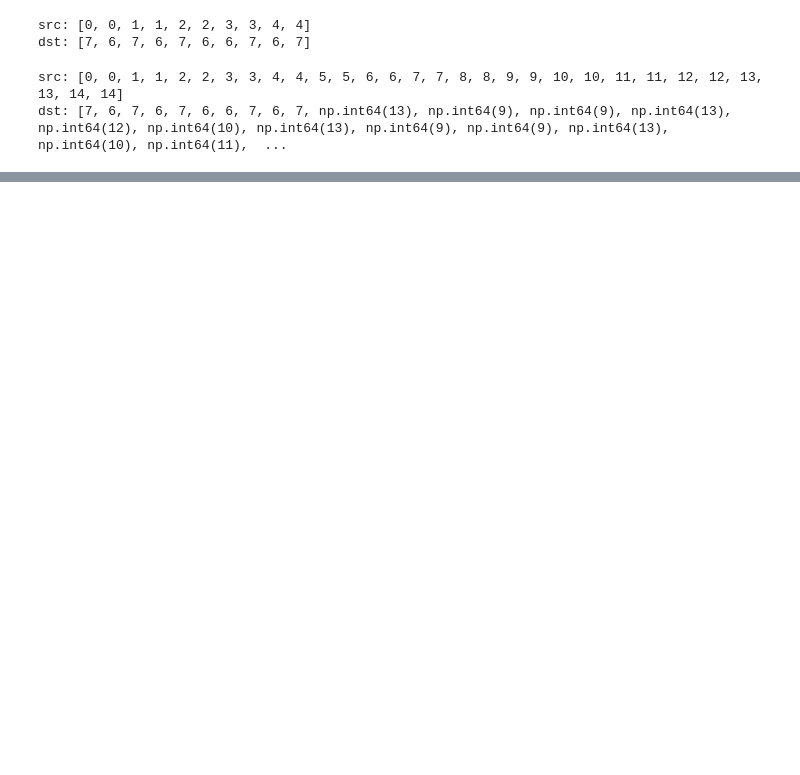
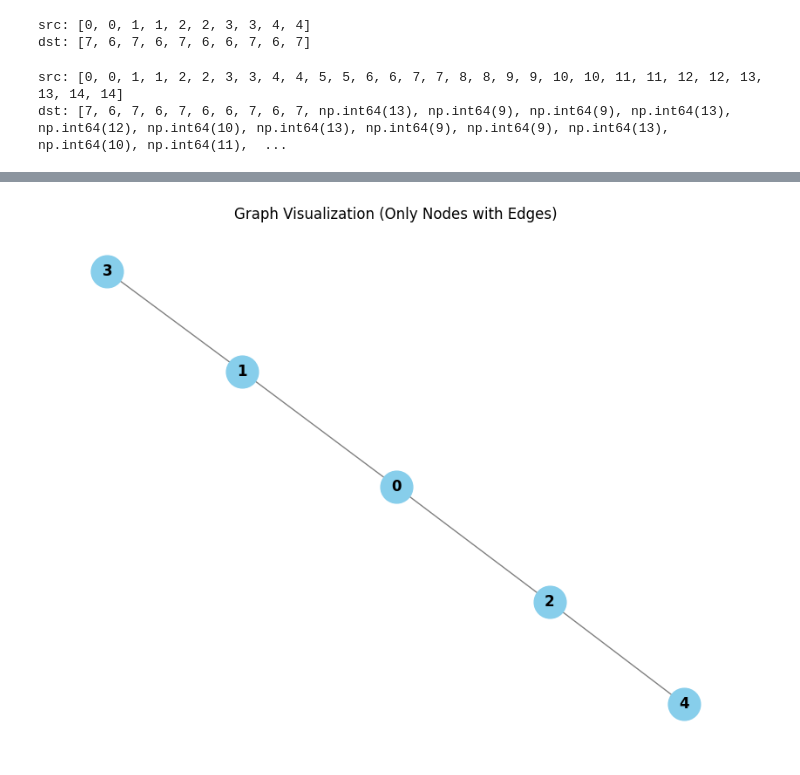
Before and after one commit to SeiKdesu/research, a Jupyter notebook: 17/NN/nn.ipynb, the cells around one changed output, grey strips where cells are left out. Drawn from its saved outputs; the diff is of its cells as text; code cells hidden in the pictures; blank space fills up the shorter version.

```diff
--- a/17/NN/nn.ipynb
+++ b/17/NN/nn.ipynb
@@ -192,6 +192,7 @@ import numpy as np
 # 既存のsrcとdst
 src = [0, 0, 1, 1, 2, 2, 3, 3, 4, 4]
 dst = [7, 6, 7, 6, 7, 6, 6, 7, 6, 7]
+ex_dst = [7, 6, 7, 6, 7, 6, 6, 7, 6, 7]
 
 # 新しいlargest_indicesとsecond_largest_indices
 largest_indices = [np.int64(4), np.int64(0), np.int64(3), np.int64(4), np.int64(0),
@@ -202,13 +203,15 @@ second_largest_indices = [np.int64(0), np.int64(4), np.int64(1), np.int64(0), np
 extended_src = []
 extended_dst = []
 
-for d in dst:
+for d in ex_dst:
     extended_src.append(src[dst.index(d)])
     extended_src.append(src[dst.index(d)])  # 同じsrcを2回追加
     src.append(d)
     src.append(d)  # 同じdstを2回追加
         # 最初の接続: 最大値のインデックス
     # src.append(node + 5)  # ノード番号を5足して接続
+
+    print(d)
     dst.append(largest_indices[d] + 9)  # 最大値に5を足して接続
 
     # 2番目の接続: 2番目に大きい値のインデックス
@@ -226,4 +229,5 @@ num_nodes = len(largest_indices)
 
 print(src)
 print(dst)
+edge_index=torch.tensor([src,dst],dtype=torch.long)
 # %% [output]
@@ -233,0 +270,27 @@ extended_dst: []
+# %%
+import networkx as nx
+import matplotlib.pyplot as plt
+
+# ノードとエッジの情報（例）
+nodes = list(range(31))  # 例：ノード番号
+edges = edge_index  # エッジ情報（ノード間の接続）
+
+# NetworkXグラフの作成
+G = nx.Graph()
+
+# エッジ情報があるノードのみを追加
+G.add_edges_from(edges)  # エッジを追加することで、エッジがあるノードが自動的に追加される
+
+# ノードが少なくとも1つのエッジを持つ場合のみ描画
+if len(G.nodes) > 1:
+    plt.figure(figsize=(8, 6))  # 描画サイズ
+    pos = nx.spring_layout(G)  # ノードの配置（レイアウト）
+    nx.draw(G, pos, with_labels=True, node_size=700, node_color='skyblue', font_size=12, font_weight='bold', edge_color='gray')
+
+    # 描画
+    plt.title("Graph Visualization (Only Nodes with Edges)")
+    plt.show()
+else:
+    print("エッジがないか、接続が不足しています。グラフを描画できません。")
+# %% [output]
+[figure, added]
```
Also changed, not shown: parts of 3 cells of this notebook, 12 other files.
